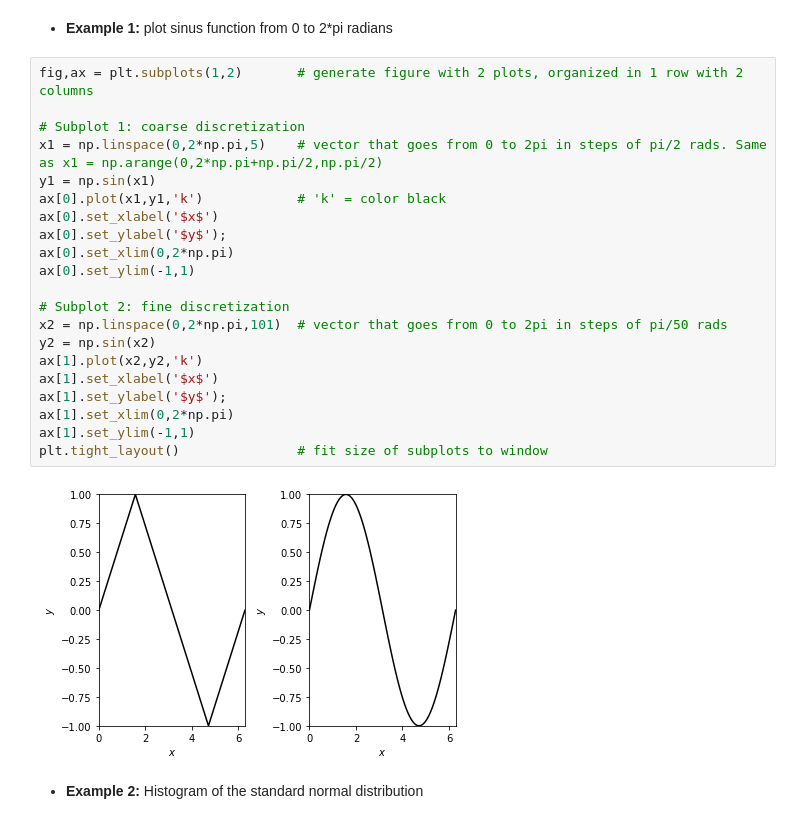
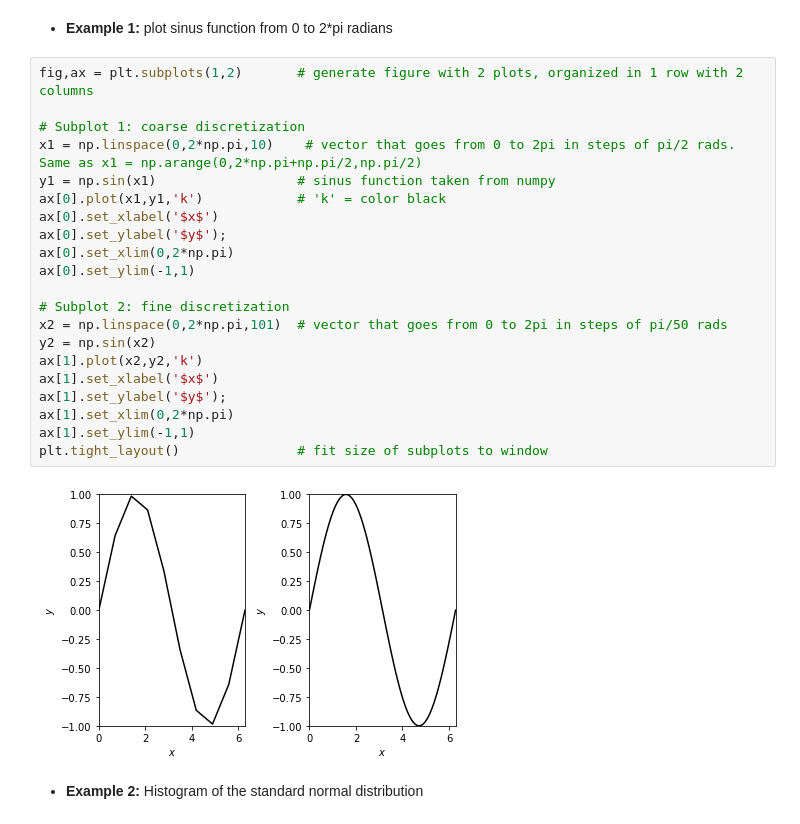
Before and after one commit to jochenkohler/TKT4196_material, a Jupyter notebook: P00-Introduction to Python.ipynb, the cells around one changed output. Saved outputs shown, nothing was run; the diff lists cells and outputs as text.

```diff
--- a/P00-Introduction to Python.ipynb
+++ b/P00-Introduction to Python.ipynb
@@ -129,26 +187,26 @@ import matplotlib.pyplot as plt
 # %%
 fig,ax = plt.subplots(1,2)       # generate figure with 2 plots, organized in 1 row with 2 columns
 
 # Subplot 1: coarse discretization
-x1 = np.linspace(0,2*np.pi,5)    # vector that goes from 0 to 2pi in steps of pi/2 rads. Same as x1 = np.arange(0,2*np.pi+np.pi/2,np.pi/2)
-y1 = np.sin(x1)
+x1 = np.linspace(0,2*np.pi,10)    # vector that goes from 0 to 2pi in steps of pi/2 rads. Same as x1 = np.arange(0,2*np.pi+np.pi/2,np.pi/2)
+y1 = np.sin(x1)                  # sinus function taken from numpy
 ax[0].plot(x1,y1,'k')            # 'k' = color black
 ax[0].set_xlabel('$x$')
 ax[0].set_ylabel('$y$');
 ax[0].set_xlim(0,2*np.pi)
 ax[0].set_ylim(-1,1)
 
 # Subplot 2: fine discretization
 x2 = np.linspace(0,2*np.pi,101)  # vector that goes from 0 to 2pi in steps of pi/50 rads
 y2 = np.sin(x2)
 ax[1].plot(x2,y2,'k')
 ax[1].set_xlabel('$x$')
 ax[1].set_ylabel('$y$');
 ax[1].set_xlim(0,2*np.pi)
 ax[1].set_ylim(-1,1)
 plt.tight_layout()               # fit size of subplots to window
 # %% [output]
-[figure, old version]
+[figure, new version]
 # %% [markdown]
 * __Example 2:__ Histogram of the standard normal distribution
 # %%
```
Also changed, not shown: parts of 12 cells of this notebook.
